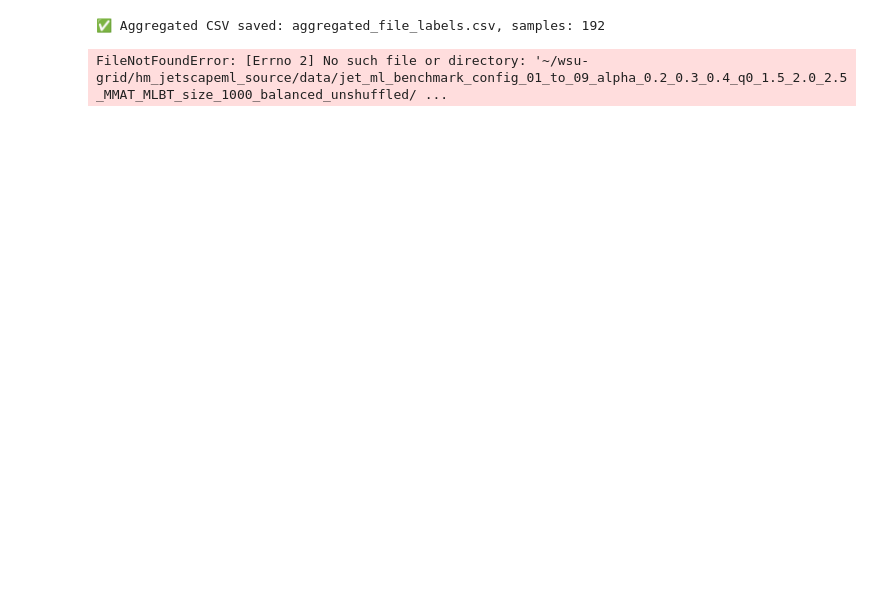
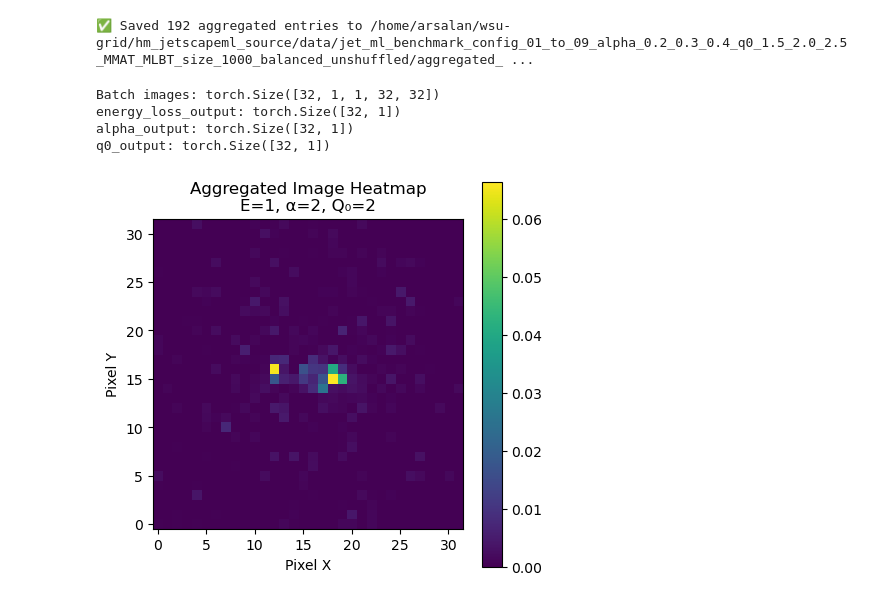
Before and after one commit to hmehryar/ml-jet-param-predictor, a Jupyter notebook: data/aggregattiing_loader.ipynb, the cells around one changed output. Saved outputs shown, nothing was run; the diff lists cells and outputs as text; code cells hidden in the pictures; blank space fills up the shorter version.

Commit message:
resolves #342 @hmehryar event aggregator notebook for mean img till sample plots for each class

```diff
--- a/data/aggregattiing_loader.ipynb
+++ b/data/aggregattiing_loader.ipynb
@@ -11,10 +26,6 @@ agg_csv_out = 'aggregated_file_labels.csv'
 # %%
 # 🧱 Build Aggregation CSV from file_labels.csv
-
-import pandas as pd
-from collections import defaultdict
-import random
-
+# %% Cell 2: Build Aggregation CSV
 df = pd.read_csv(file_labels_csv)
 
 label_to_paths = defaultdict(list)
@@ -23,25 +34,25 @@ for _, row in df.iterrows():
     label_to_paths[label].append(row['file_path'])
 
 agg_entries = []
-agg_id_counter = 0
+agg_id = 0
 for label, paths in label_to_paths.items():
     random.shuffle(paths)
     for i in range(0, len(paths) - group_size + 1, group_size):
         group = paths[i:i + group_size]
         if len(group) == group_size:
             agg_entries.append({
-                'agg_id': f'agg_{agg_id_counter:06d}',
+                'agg_id': f'agg_{agg_id:06d}',
                 'file_paths': '|'.join(group),
                 'energy_loss': label[0],
                 'alpha': label[1],
                 'q0': label[2]
             })
-            agg_id_counter += 1
+            agg_id += 1
 
 agg_df = pd.DataFrame(agg_entries)
 agg_df.to_csv(agg_csv_out, index=False)
-print(f"✅ Aggregated CSV saved: {agg_csv_out}, samples: {len(agg_df)}")
+print(f"✅ Saved {len(agg_df)} aggregated entries to {agg_csv_out}")
 # %% [output]
-✅ Aggregated CSV saved: aggregated_file_labels.csv, samples: 192
+✅ Saved 192 aggregated entries to /home/arsalan/wsu-grid/hm_jetscapeml_source/data/jet_ml_benchmark_config_01_to_09_alpha_0.2_0.3_0.4_q0_1.5_2.0_2.5_MMAT_MLBT_size_1000_balanced_unshuffled/aggregated_ ...
 # %%
 # 📦 Dataset Class with GPU Aggregation
@@ -113,18 +125,48 @@ def build_dataloaders(agg_csv_path, dataset_root, global_max, batch_size=512):
     return train_loader, val_loader, test_loader
 # %%
 # ✅ Test DataLoader Pipeline
-
+# %% Cell 5: Quick Test
 train_loader, val_loader, test_loader = build_dataloaders(
     agg_csv_out,
     dataset_root,
     global_max=121.79151153564453,
     batch_size=32
 )
-
-# Check a batch
 x, y = next(iter(train_loader))
-print("Batch shape:", x.shape)
+print("Batch images:", x.shape)
 for k, v in y.items():
     print(f"{k}: {v.shape}")
 # %% [output]
-FileNotFoundError: [Errno 2] No such file or directory: '~/wsu-grid/hm_jetscapeml_source/data/jet_ml_benchmark_config_01_to_09_alpha_0.2_0.3_0.4_q0_1.5_2.0_2.5_MMAT_MLBT_size_1000_balanced_unshuffled/ ...
+Batch images: torch.Size([32, 1, 1, 32, 32])
+energy_loss_output: torch.Size([32, 1])
+alpha_output: torch.Size([32, 1])
+q0_output: torch.Size([32, 1])
+# %%
+# %% Cell 6: Plot Heatmap of First Aggregated Batch Image
+import matplotlib.pyplot as plt
+
+# x has shape (batch_size, 1, 32, 32)
+# pick the first sample
+img_tensor = x[0]              # PyTorch tensor on CPU or GPU
+img = img_tensor.squeeze()     # now (32, 32)
+
+# if it’s on GPU, move to CPU & convert to numpy
+if hasattr(img, 'cpu'):
+    img = img.cpu().numpy()
+else:
+    img = img.numpy()
+
+# extract labels for title
+energy = y['energy_loss_output'][0].item()
+alpha  = y['alpha_output'][0].item()
+q0     = y['q0_output'][0].item()
+
+plt.figure(figsize=(5, 5))
+plt.imshow(img, origin='lower', aspect='equal')
+plt.colorbar()
+plt.title(f'Aggregated Image Heatmap\nE={energy}, α={alpha}, Q₀={q0}')
+plt.xlabel('Pixel X')
+plt.ylabel('Pixel Y')
+plt.show()
+# %% [output]
+[figure, added]
```
Also changed, not shown: parts of 6 cells of this notebook.
